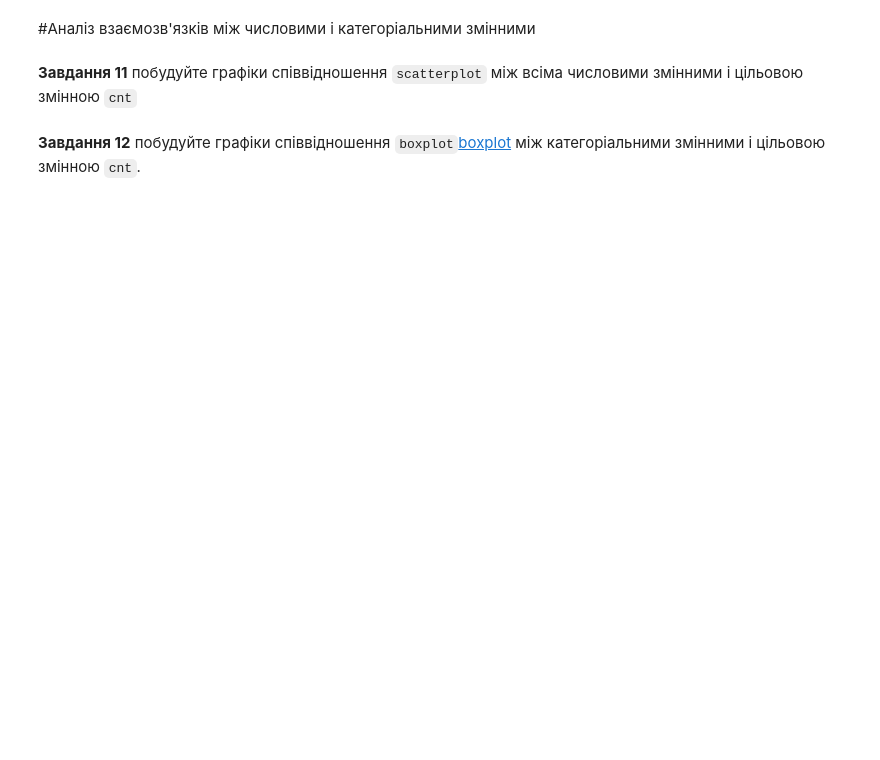
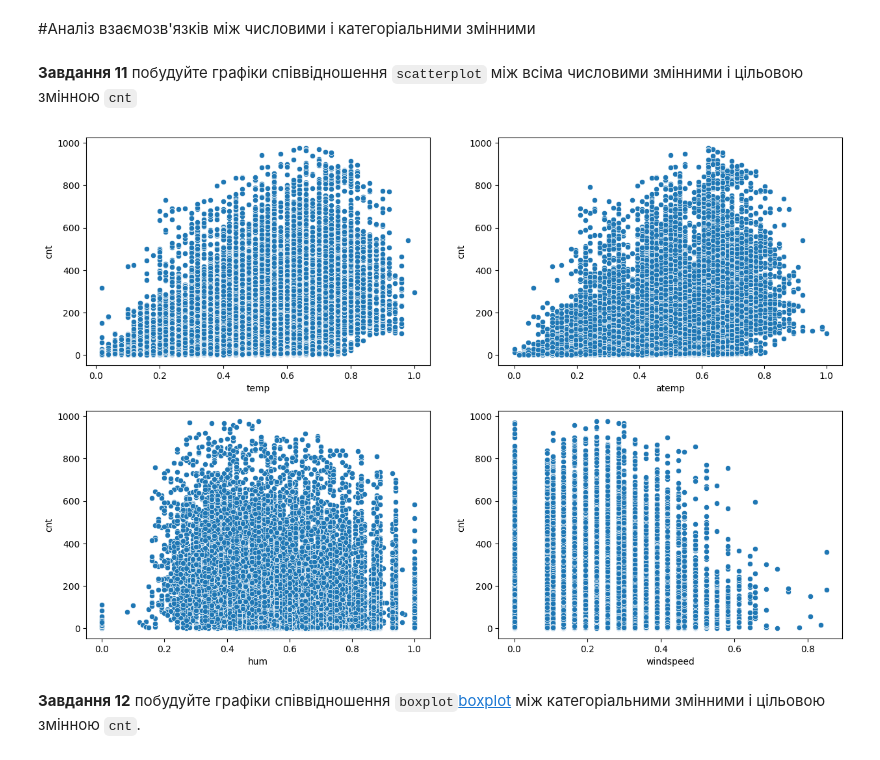
Before and after one commit to kristi5491/ML_labs, a Jupyter notebook: Task4_Regression_basicAI (1).ipynb, the cells around one changed output. Saved outputs shown, nothing was run; the diff lists cells and outputs as text; code cells hidden in the pictures; blank space fills up the shorter version.

```diff
--- a/Task4_Regression_basicAI (1).ipynb
+++ b/Task4_Regression_basicAI (1).ipynb
@@ -142,7 +341,9 @@ fig, ax = plt.subplots(2, 2, figsize=(20, 10))
 # %%
 fig, ax = plt.subplots(2,2, figsize=(15, 10))
 for var, subplot in zip(data_numerical.drop('cnt', axis =1), ax.flatten()):
-  #your code
+  sns.scatterplot(dataset, x=var, y='cnt', ax=subplot, palette='magma')
+# %% [output]
+[figure, added]
 # %% [markdown]
 **Завдання 12** побудуйте графіки співвідношення `boxplot`[boxplot](https://matplotlib.org/stable/gallery/statistics/boxplot_demo.html) між категоріальними змінними і цільовою змінною `cnt`.
 # %%
```
Also changed, not shown: parts of 45 cells of this notebook.
